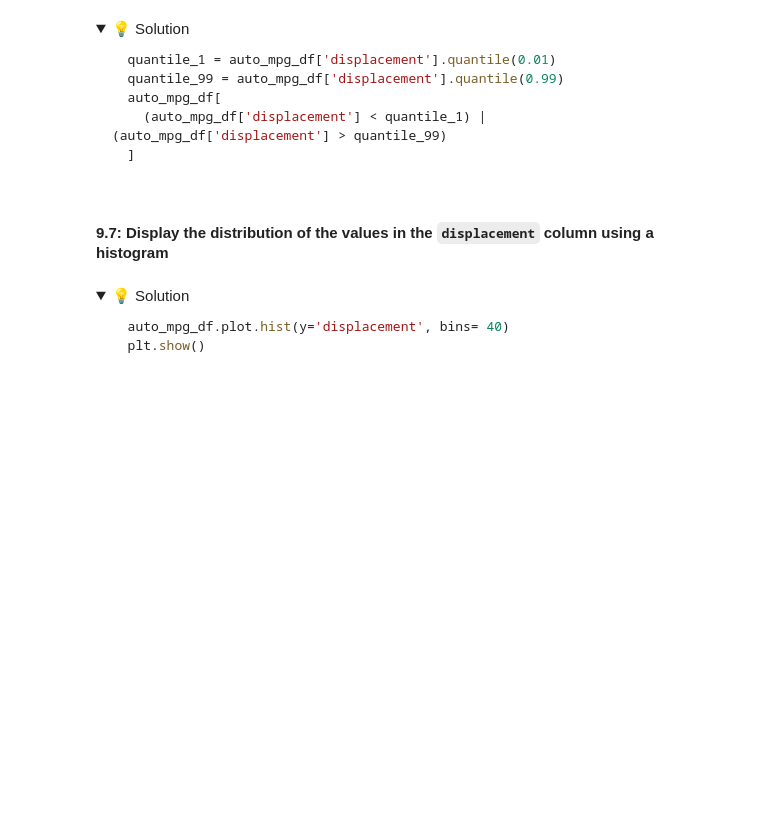
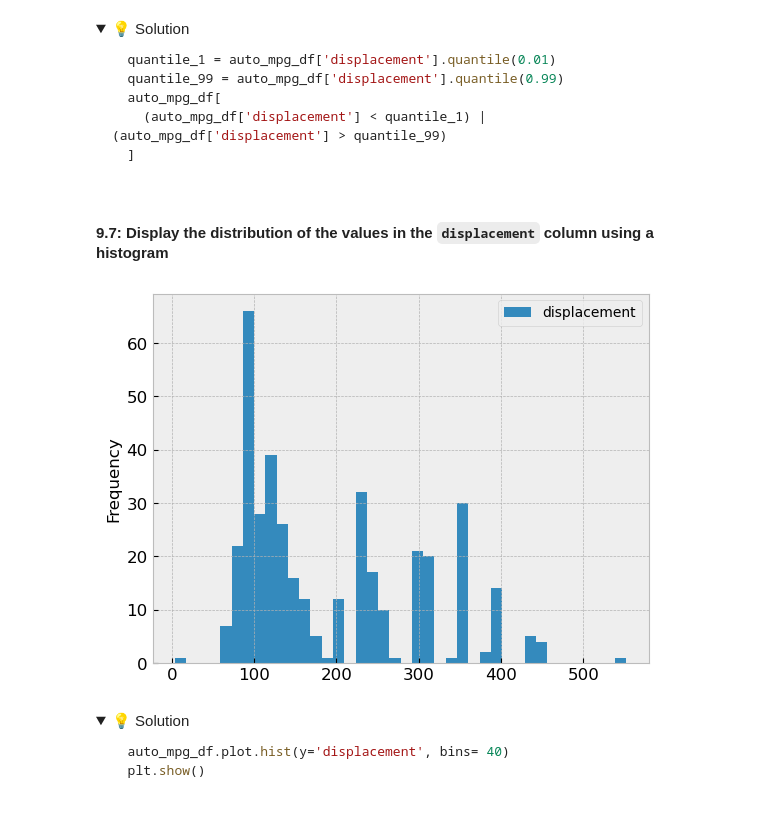
Before and after one commit to IT4063-Spring2025/exploratory-data-analysis-JMcw513, a Jupyter notebook: notebook.ipynb, the cells around one changed output. Saved outputs shown, nothing was run; the diff lists cells and outputs as text; code cells hidden in the pictures; folded sections open; blank space fills up the shorter version.

```diff
--- a/notebook.ipynb
+++ b/notebook.ipynb
@@ -693,6 +799,11 @@ we'll use a 1% threshold for this exercise.
 </details>
 # %% [markdown]
 #### 9.7: Display the distribution of the values in the `displacement` column using a histogram
+# %%
+auto_mpg_df.plot.hist(y='displacement', bins=40)
+plt.show()
+# %% [output]
+[figure, added]
 # %% [markdown]
 <details>
   <summary>💡 Solution</summary>
```
Also changed, not shown: parts of 18 cells of this notebook.
